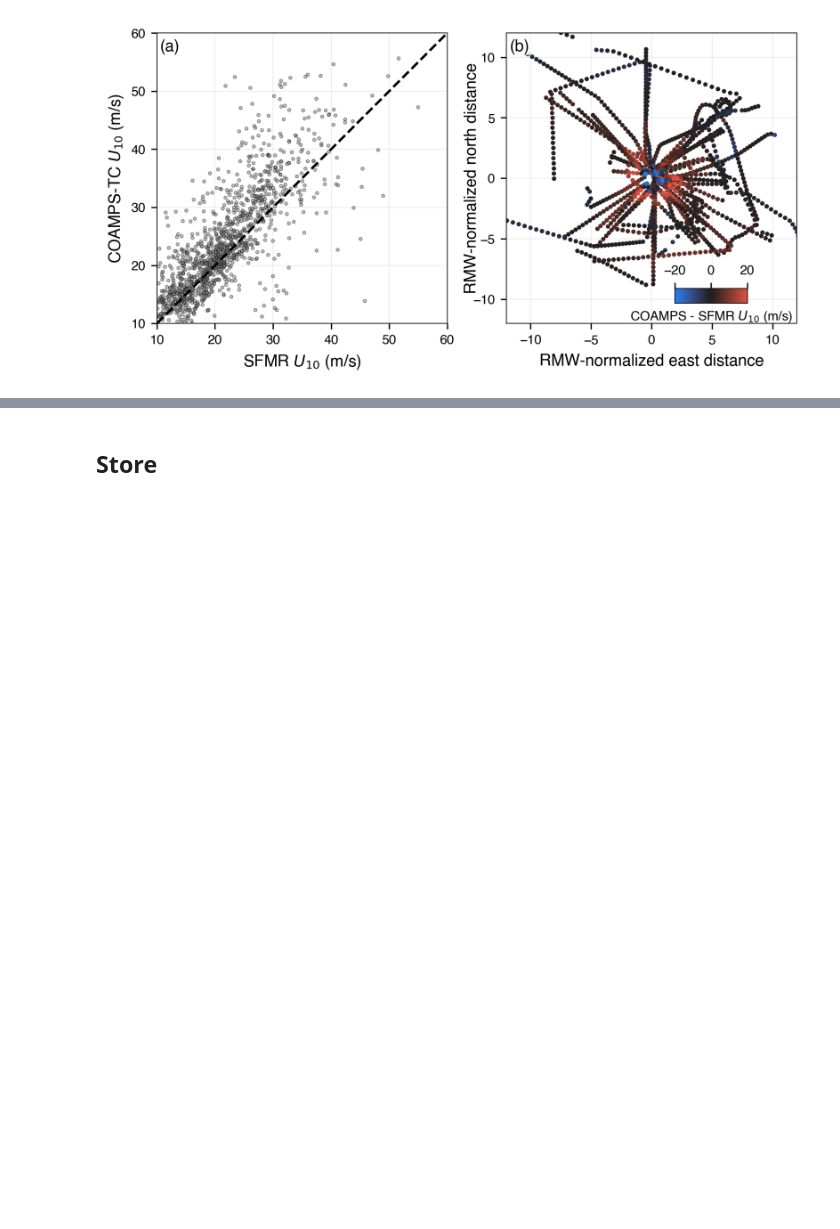
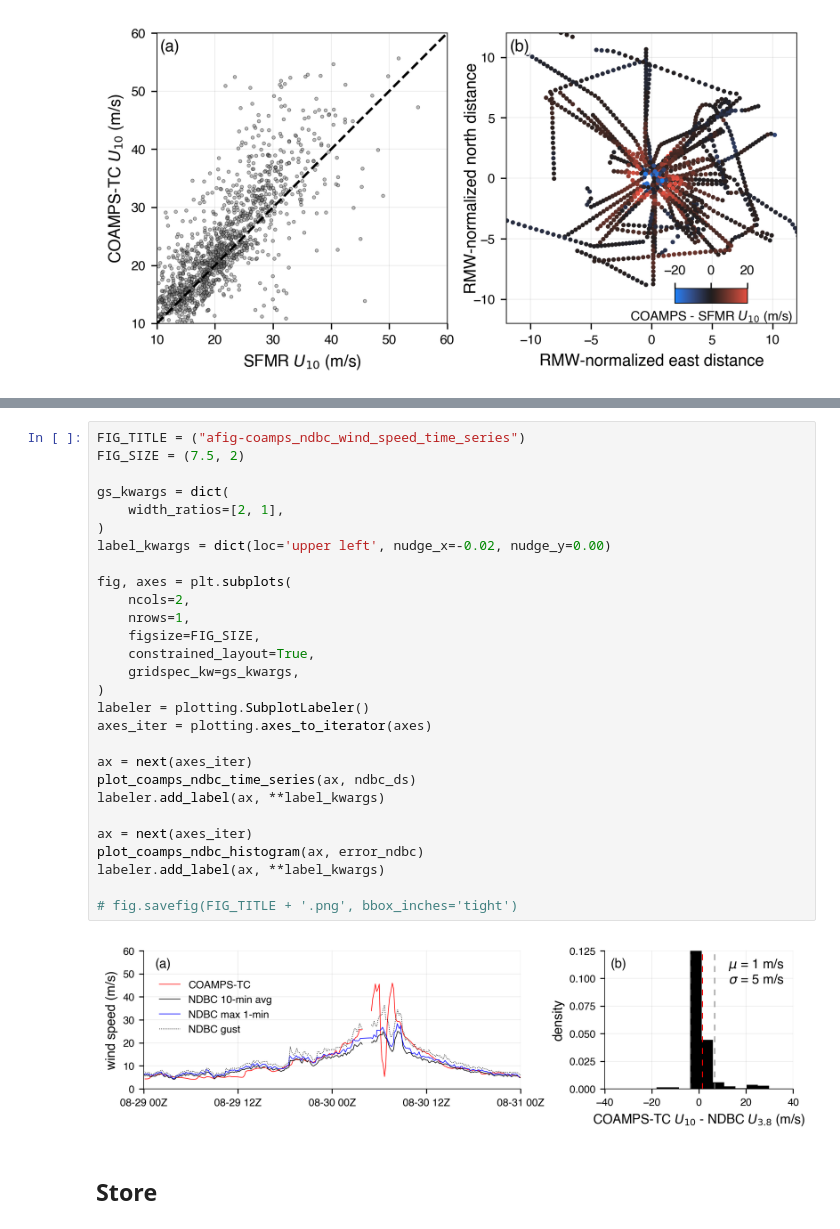
Before and after one commit to jacobrdavis/ocean-surface-wave-slopes-and-wind-wave-alignment, a Jupyter notebook: nb05-slope-primary-dependence.ipynb, the cells around one changed output, grey strips where cells are left out. Drawn from its saved outputs; the diff is of its cells as text; blank space fills up the shorter version.

```diff
--- a/nb05-slope-primary-dependence.ipynb
+++ b/nb05-slope-primary-dependence.ipynb
@@ -808,3 +913,33 @@ labeler.add_label(ax, **label_kwargs)
+# %%
+FIG_TITLE = ("afig-coamps_ndbc_wind_speed_time_series")
+FIG_SIZE = (7.5, 2)
+
+gs_kwargs = dict(
+    width_ratios=[2, 1],
+)
+label_kwargs = dict(loc='upper left', nudge_x=-0.02, nudge_y=0.00)
+
+fig, axes = plt.subplots(
+    ncols=2,
+    nrows=1,
+    figsize=FIG_SIZE,
+    constrained_layout=True,
+    gridspec_kw=gs_kwargs,
+)
+labeler = plotting.SubplotLabeler()
+axes_iter = plotting.axes_to_iterator(axes)
+
+ax = next(axes_iter)
+plot_coamps_ndbc_time_series(ax, ndbc_ds)
+labeler.add_label(ax, **label_kwargs)
+
+ax = next(axes_iter)
+plot_coamps_ndbc_histogram(ax, error_ndbc)
+labeler.add_label(ax, **label_kwargs)
+
+# fig.savefig(FIG_TITLE + '.png', bbox_inches='tight')
+# %% [output]
+[figure, added]
 # %% [markdown]
 ## Store
 # %%
```
Also changed, not shown: parts of 8 cells of this notebook, 5 other files.
